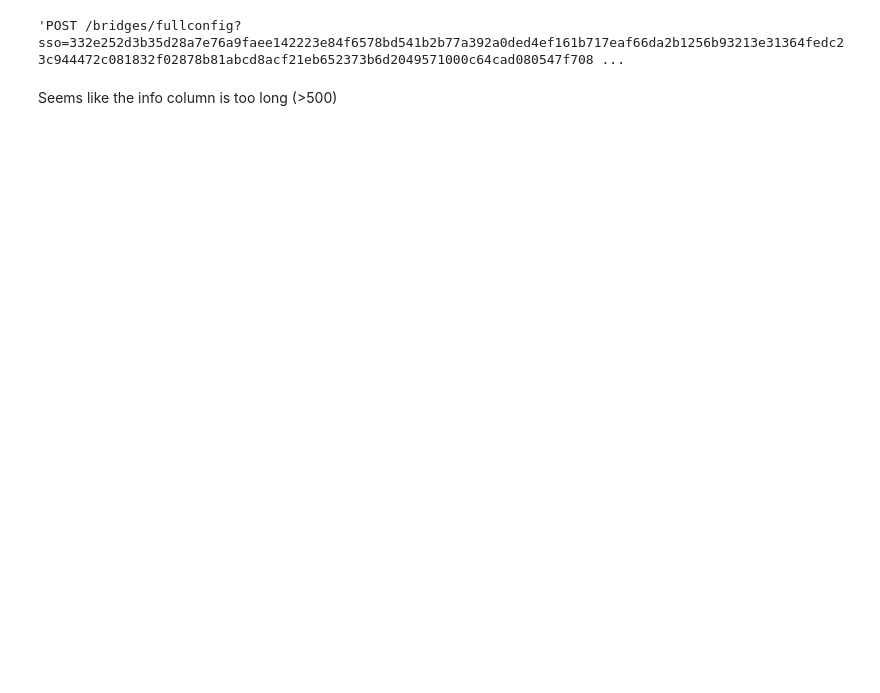
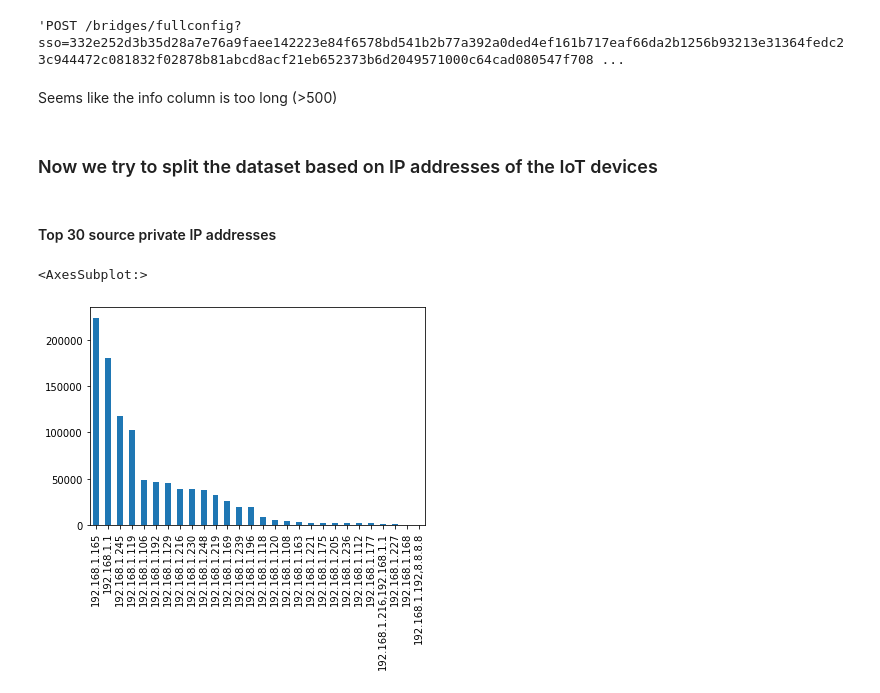
Before and after one commit to fnascimento-pucrs/IDS_dataset_exploration, a Jupyter notebook: IoT_benign_attack_traces/Exploration.ipynb, the cells around one changed output. Drawn from its saved outputs; the diff is of its cells as text; code cells hidden in the pictures; blank space fills up the shorter version.

```diff
--- a/IoT_benign_attack_traces/Exploration.ipynb
+++ b/IoT_benign_attack_traces/Exploration.ipynb
@@ -77,3 +110,12 @@ df.iloc[1479335]['info']
 'POST /bridges/fullconfig?sso=332e252d3b35d28a7e76a9faee142223e84f6578bd541b2b77a392a0ded4ef161b717eaf66da2b1256b93213e31364fedc23c944472c081832f02878b81abcd8acf21eb652373b6d2049571000c64cad080547f708 ...
 # %% [markdown]
 Seems like the info column is too long (>500)
+# %% [markdown]
+### Now we try to split the dataset based on IP addresses of the IoT devices
+# %% [markdown]
+#### Top 30 source private IP addresses
+# %%
+ip_sources[ip_sources.index.str.startswith('192.168.')][:30].plot(kind='bar')
+# %% [output]
+<AxesSubplot:>
+[figure, added]
```
Also changed, not shown: parts of 32 cells of this notebook, 1 other file.
